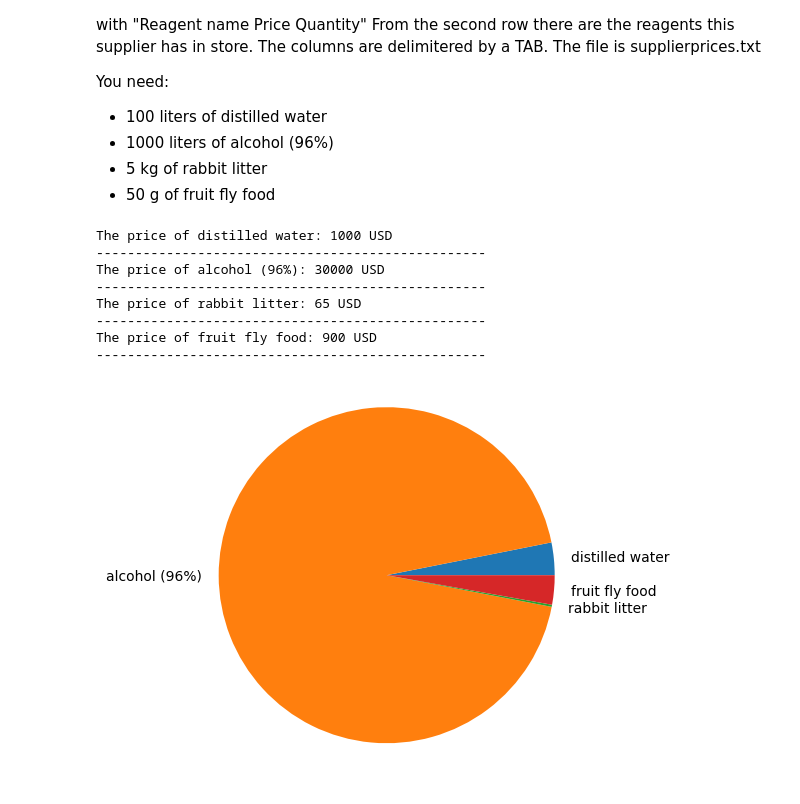
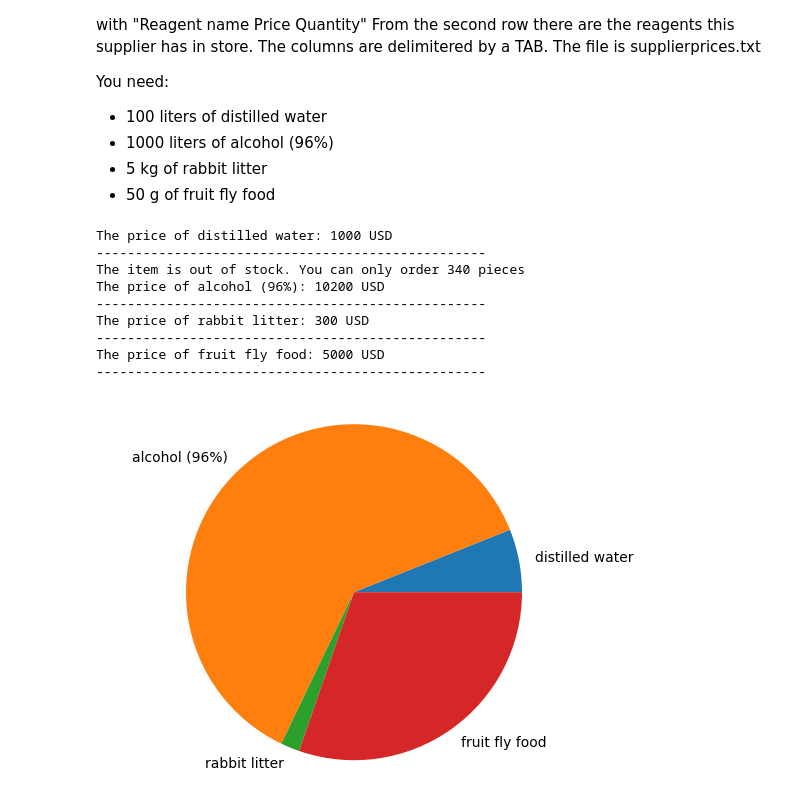
Before and after one commit to IstvnRozsa/lakat-data-analysis, a Jupyter notebook: solution.ipynb, the cells around one changed output. Saved outputs shown, nothing was run; the diff lists cells and outputs as text; code cells hidden in the pictures.

Commit message:
add task 6 and edit the quantity issue in task 5

```diff
--- a/solution.ipynb
+++ b/solution.ipynb
@@ -88,35 +89,41 @@ needs = {
     "distilled water":100,
     "alcohol (96%)": 1000,
     "rabbit litter": 5,
     "fruit fly food":50
     }
 
 needs_price = 0
 needs_with_price = {}
 for n in needs:
     df2 = df[df["Reagent name"]==n]
-    price = df2["Price Quantity"].min() * needs[n]
+    if df2["Quantity"].max() >= needs[n]:
+        price = df2["Price"].min() * needs[n]
+    else:
+        price = df2["Price"].min() * df2["Quantity"].max()
+        print("The item is out of stock. You can only order " + str(df2["Quantity"].max()) + " pieces")
+
     print("The price of " + n +": "+ str(price) + " USD")
     needs_price += price
     print("-"*50)
     needs_with_price[n] = price
 
 
 # Data to plot
 label_needs, prices = generate_labels_data(needs_with_price)
 
 # Plot
 plt.pie(prices, labels=label_needs)
 
 plt.axis('equal')
 plt.show()
 # %% [output]
 The price of distilled water: 1000 USD
 --------------------------------------------------
-The price of alcohol (96%): 30000 USD
+The item is out of stock. You can only order 340 pieces
+The price of alcohol (96%): 10200 USD
 --------------------------------------------------
-The price of rabbit litter: 65 USD
+The price of rabbit litter: 300 USD
 --------------------------------------------------
-The price of fruit fly food: 900 USD
+The price of fruit fly food: 5000 USD
 --------------------------------------------------
-[figure, old version]
+[figure, new version]
```
Also changed, not shown: parts of 14 cells of this notebook, 3 other files.
